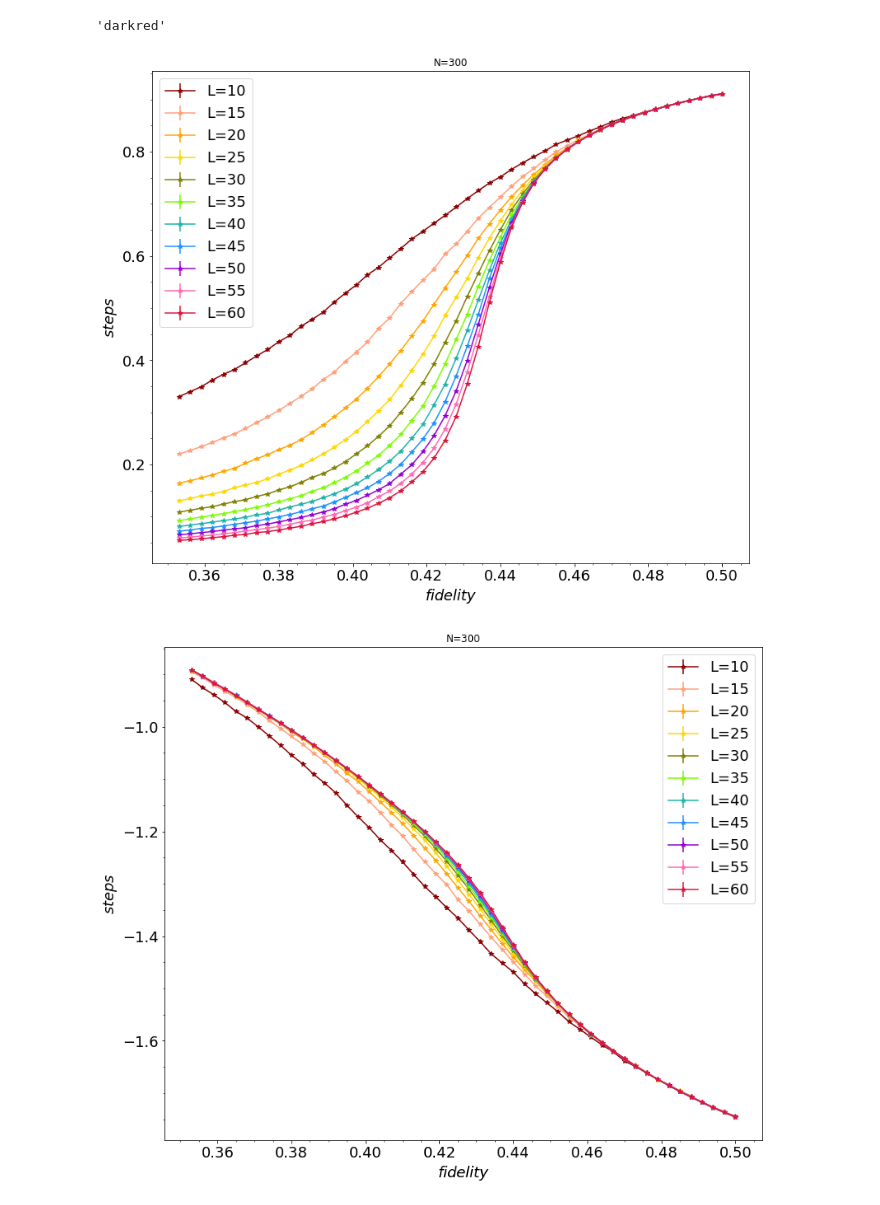
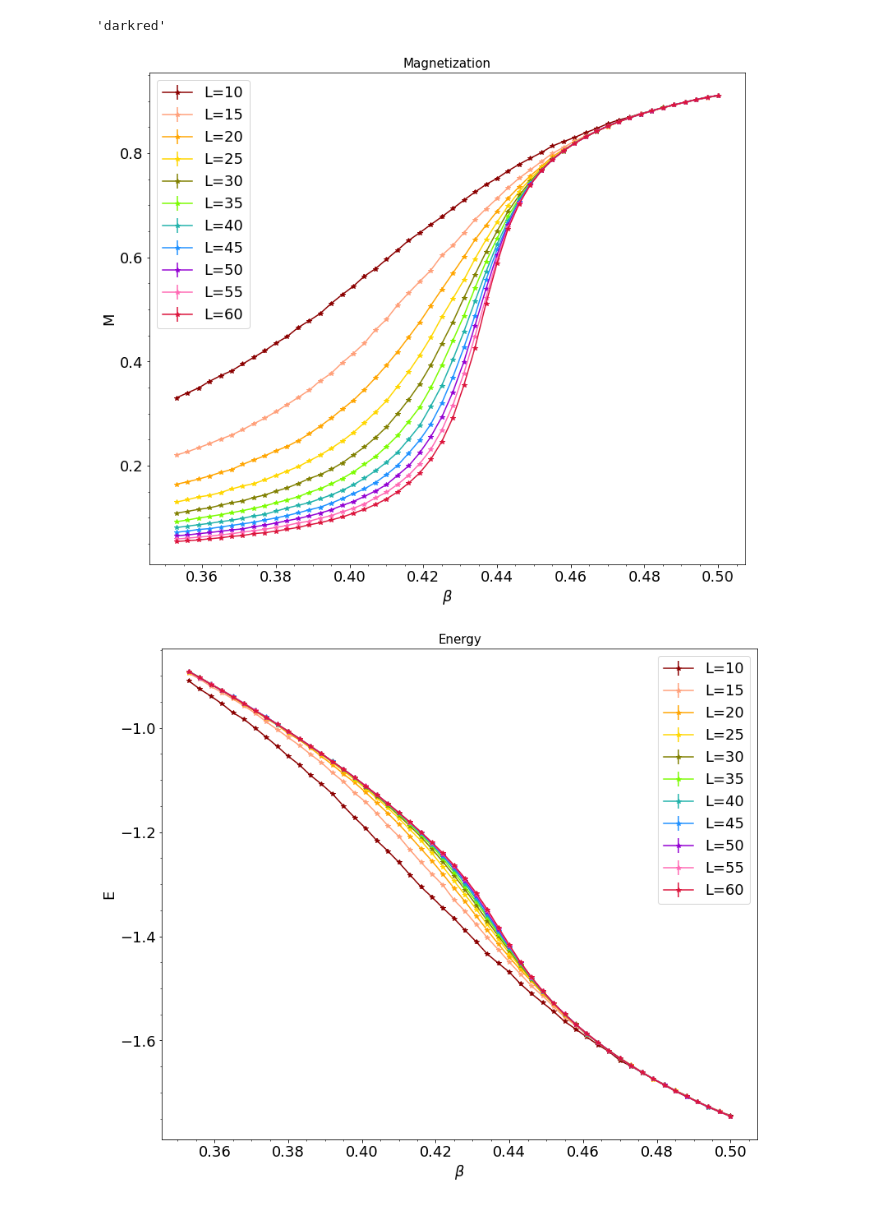
Before and after one commit to ScoomenstheMumens/Numerical-Methods-for-Physics, a Jupyter notebook: 2d potts/datavstemp/plots.ipynb, the cells around one changed output. Saved outputs shown, nothing was run; the diff lists cells and outputs as text; code cells hidden in the pictures.

```diff
--- a/2d potts/datavstemp/plots.ipynb
+++ b/2d potts/datavstemp/plots.ipynb
@@ -160,30 +160,30 @@ colors[0]
 # %%
 #pylab.figure(9,7)
 pylab.figure(figsize=(13, 11))
 pylab.rc('font',size=18)
-pylab.xlabel('$fidelity$')
-pylab.ylabel('$steps$')
+pylab.xlabel(r'$\beta$')
+pylab.ylabel('M')
 
 pylab.minorticks_on()
-pylab.title("N=300", fontsize=12)
+pylab.title("Magnetization", fontsize=15)
 for i in range (0,len(m)):
     pylab.errorbar(t, m[i], dm[i], linestyle='-', marker='*', color=colors[i],label=labels[i])
 
 pylab.legend()
 
 # show the plot
 pylab.show()
 # %% [output]
-[figure, old version]
+[figure, new version]
 # %%
 #pylab.figure(9,7)
 pylab.figure(figsize=(13, 11))
 pylab.rc('font',size=18)
-pylab.xlabel('$fidelity$')
-pylab.ylabel('$steps$')
+pylab.xlabel(r'$\beta$')
+pylab.ylabel('E')
 
 pylab.minorticks_on()
-pylab.title("N=300", fontsize=12)
+pylab.title("Energy", fontsize=15)
 for i in range (0,len(m)):
     pylab.errorbar(t, e[i], de[i], linestyle='-', marker='*', color=colors[i],label=labels[i])
 
@@ -192,7 +192,7 @@ pylab.legend()
 # show the plot
 pylab.show()
 # %% [output]
-[figure, old version]
+[figure, new version]
 # %%
 #pylab.figure(9,7)
 pylab.figure(figsize=(13, 11))
```
Also changed, not shown: parts of 18 cells of this notebook, 2 other files.
